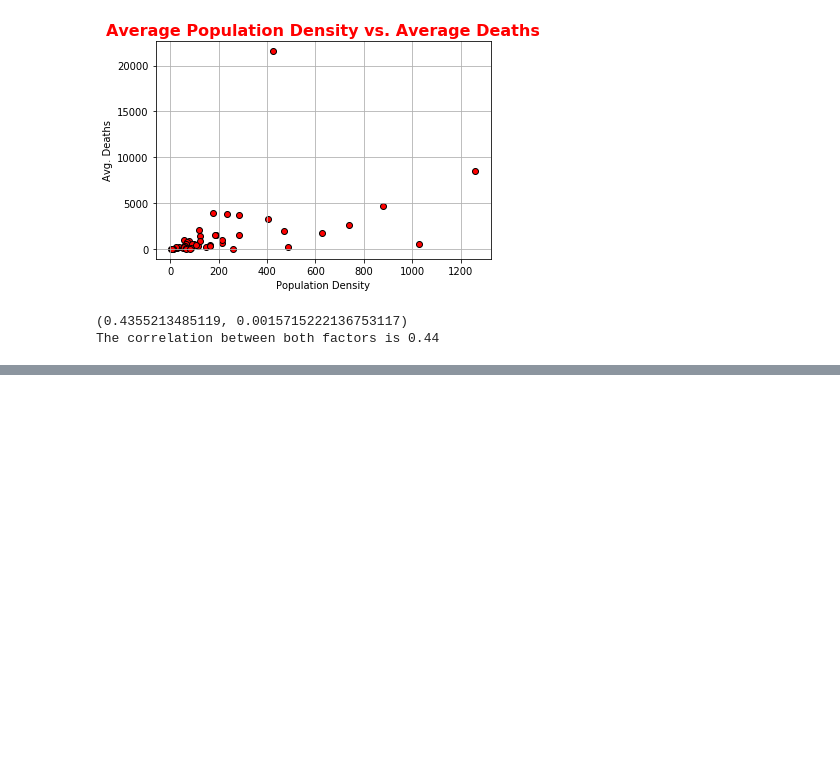
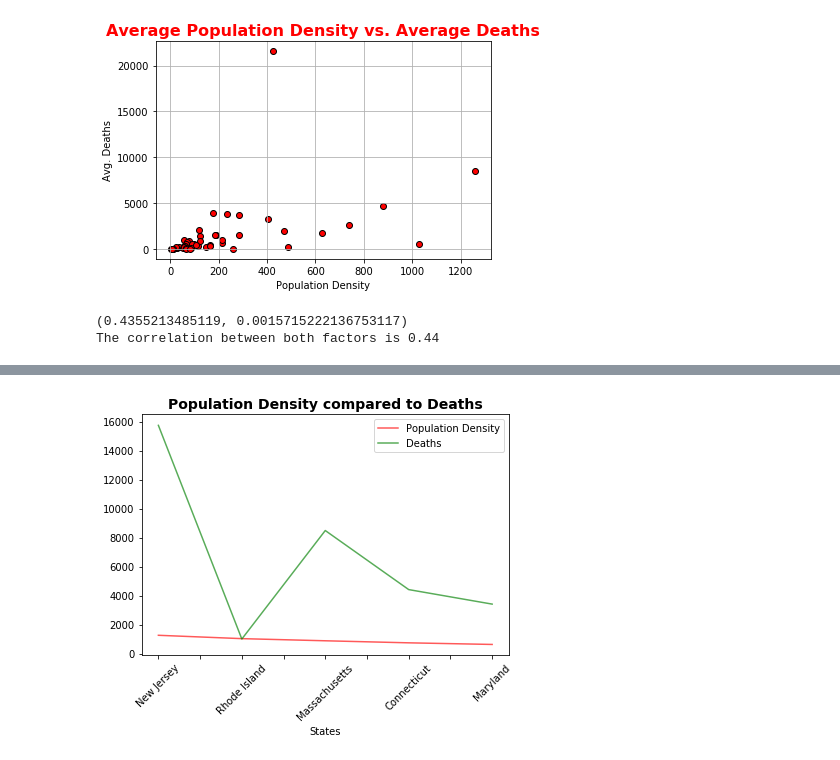
Before and after one commit to phantomsoul1/python-covid-challenge, a Jupyter notebook: JupyterNotebooks/Jake/Deaths_By_Pop_Density.ipynb, the cells around one changed output, grey strips where cells are left out. Drawn from its saved outputs; the diff is of its cells as text; code cells hidden in the pictures; blank space fills up the shorter version.

```diff
--- a/JupyterNotebooks/Jake/Deaths_By_Pop_Density.ipynb
+++ b/JupyterNotebooks/Jake/Deaths_By_Pop_Density.ipynb
@@ -170,0 +185,10 @@ The r-squared value is: 0.1896788450096239
+# %%
+pop_density_vs_deaths.plot(kind = "line", alpha = 0.65, color = ("r", "g"), figsize = (6, 5), legend = True)
+plt.title("Population Density compared to Deaths", fontsize= 14, fontweight = "bold")
+plt.xlabel("States")
+plt.xticks(rotation = 45)
+plt.tight_layout()
+plt.savefig("Population Density compared to Deaths.png")
+plt.show()
+# %% [output]
+[figure, added]
```
Also changed, not shown: parts of 5 cells of this notebook, 3 other files.
